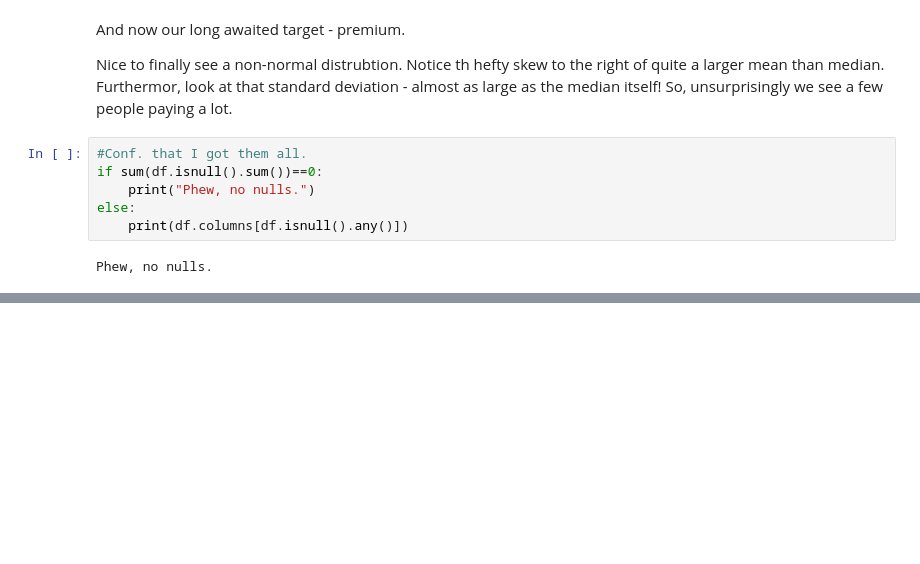
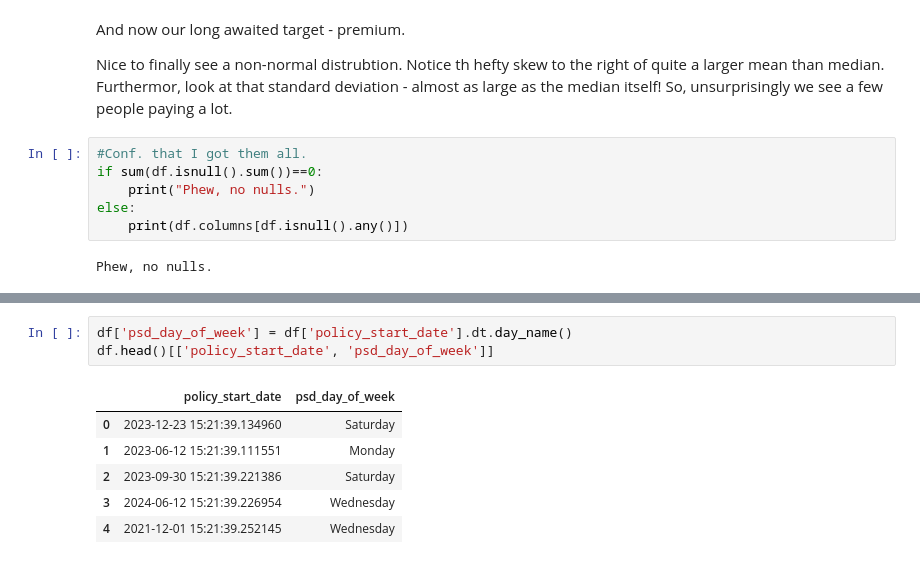
Before and after one commit to bwolff26/premium, a Jupyter notebook: code/ceda_i.ipynb, the cells around one changed output, grey strips where cells are left out. Drawn from its saved outputs; the diff is of its cells as text; blank space fills up the shorter version.

```diff
--- a/code/ceda_i.ipynb
+++ b/code/ceda_i.ipynb
@@ -799,0 +828,10 @@ clean times
+# %%
+df['psd_day_of_week'] = df['policy_start_date'].dt.day_name()
+df.head()[['policy_start_date', 'psd_day_of_week']]
+# %% [output]
+|  | policy_start_date | psd_day_of_week |
+| 0 | 2023-12-23 15:21:39.134960 | Saturday |
+| 1 | 2023-06-12 15:21:39.111551 | Monday |
+| 2 | 2023-09-30 15:21:39.221386 | Saturday |
+| 3 | 2024-06-12 15:21:39.226954 | Wednesday |
+| 4 | 2021-12-01 15:21:39.252145 | Wednesday |
```
Also changed, not shown: parts of 25 cells of this notebook.
